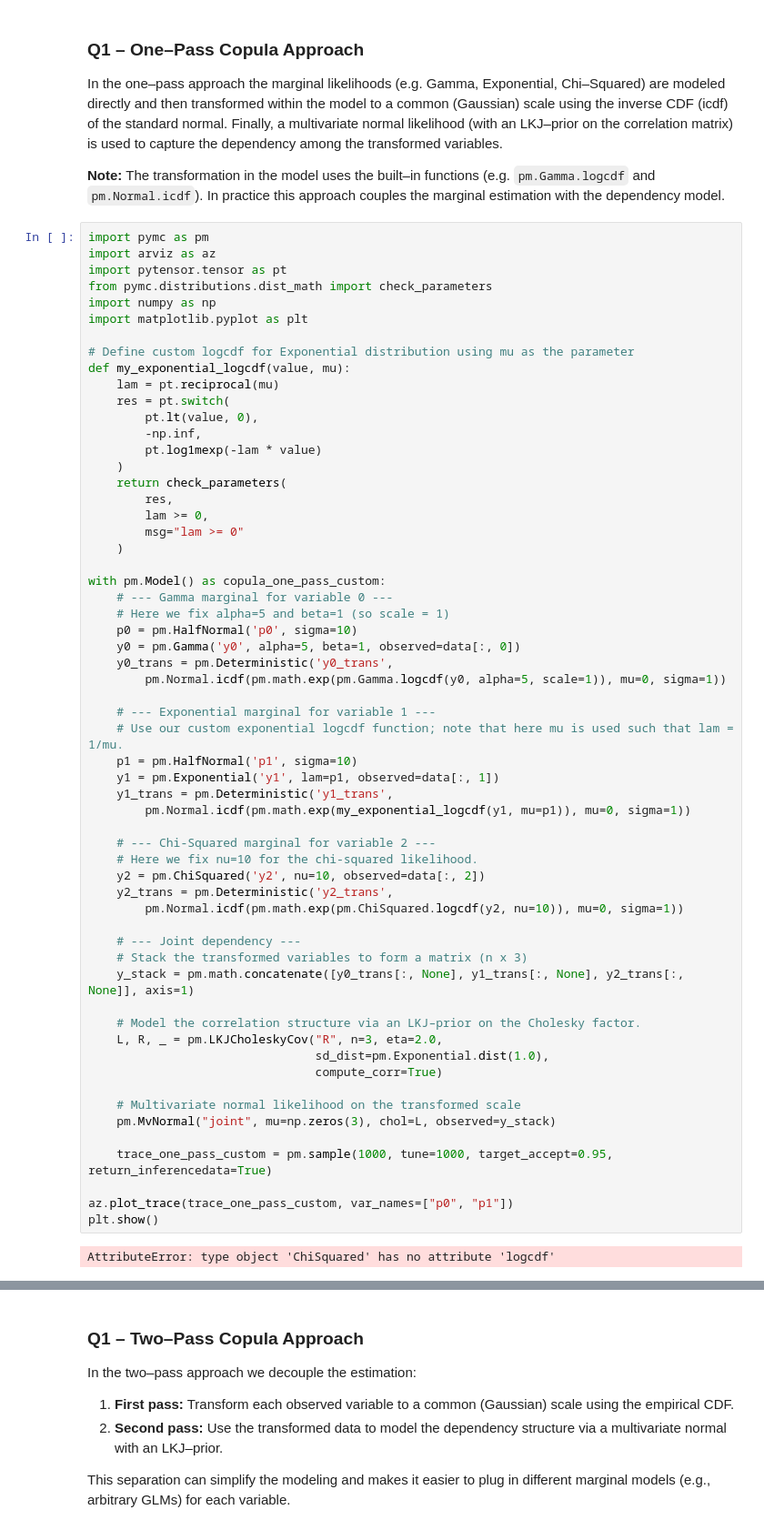
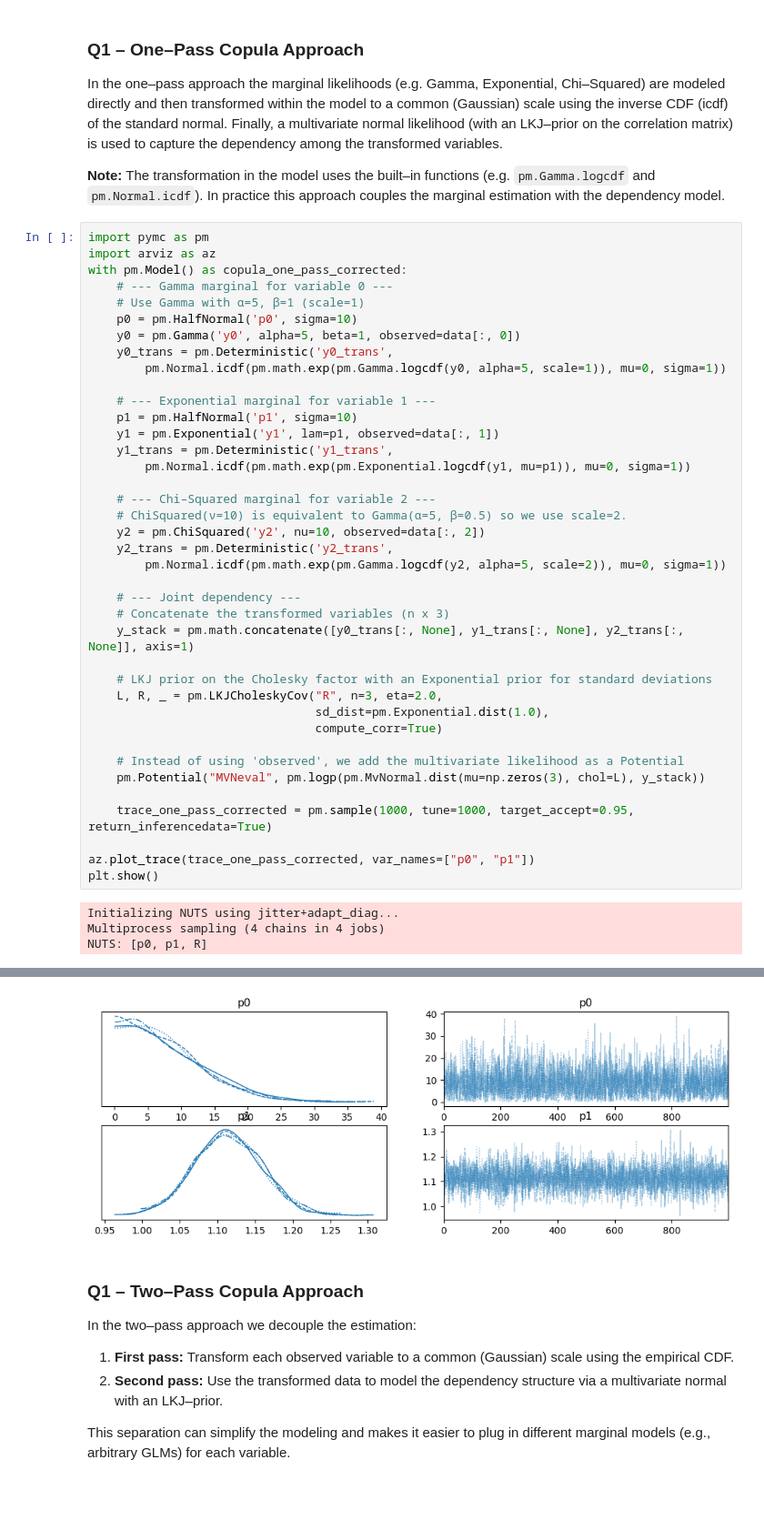
Before and after one commit to maltseasy/STA365, a Jupyter notebook: HW9.ipynb, the cells around one changed output, grey strips where cells are left out. Shown at 91% size. Drawn from its saved outputs; the diff is of its cells as text; blank space fills up the shorter version.

```diff
--- a/HW9.ipynb
+++ b/HW9.ipynb
@@ -60,61 +65,43 @@ In the one–pass approach the marginal likelihoods (e.g. Gamma, Exponential, Ch
 # %%
 import pymc as pm
 import arviz as az
-import pytensor.tensor as pt
-from pymc.distributions.dist_math import check_parameters
-import numpy as np
-import matplotlib.pyplot as plt
-
-# Define custom logcdf for Exponential distribution using mu as the parameter
-def my_exponential_logcdf(value, mu):
-    lam = pt.reciprocal(mu)
-    res = pt.switch(
-        pt.lt(value, 0),
-        -np.inf,
-        pt.log1mexp(-lam * value)
-    )
-    return check_parameters(
-        res,
-        lam >= 0,
-        msg="lam >= 0"
-    )
-
-with pm.Model() as copula_one_pass_custom:
+with pm.Model() as copula_one_pass_corrected:
     # --- Gamma marginal for variable 0 ---
-    # Here we fix alpha=5 and beta=1 (so scale = 1)
+    # Use Gamma with α=5, β=1 (scale=1)
     p0 = pm.HalfNormal('p0', sigma=10)
     y0 = pm.Gamma('y0', alpha=5, beta=1, observed=data[:, 0])
     y0_trans = pm.Deterministic('y0_trans',
         pm.Normal.icdf(pm.math.exp(pm.Gamma.logcdf(y0, alpha=5, scale=1)), mu=0, sigma=1))
 
     # --- Exponential marginal for variable 1 ---
-    # Use our custom exponential logcdf function; note that here mu is used such that lam = 1/mu.
     p1 = pm.HalfNormal('p1', sigma=10)
     y1 = pm.Exponential('y1', lam=p1, observed=data[:, 1])
     y1_trans = pm.Deterministic('y1_trans',
-        pm.Normal.icdf(pm.math.exp(my_exponential_logcdf(y1, mu=p1)), mu=0, sigma=1))
+        pm.Normal.icdf(pm.math.exp(pm.Exponential.logcdf(y1, mu=p1)), mu=0, sigma=1))
 
-    # --- Chi-Squared marginal for variable 2 ---
-    # Here we fix nu=10 for the chi-squared likelihood.
+    # --- Chi–Squared marginal for variable 2 ---
+    # ChiSquared(ν=10) is equivalent to Gamma(α=5, β=0.5) so we use scale=2.
     y2 = pm.ChiSquared('y2', nu=10, observed=data[:, 2])
     y2_trans = pm.Deterministic('y2_trans',
-        pm.Normal.icdf(pm.math.exp(pm.ChiSquared.logcdf(y2, nu=10)), mu=0, sigma=1))
+        pm.Normal.icdf(pm.math.exp(pm.Gamma.logcdf(y2, alpha=5, scale=2)), mu=0, sigma=1))
 
     # --- Joint dependency ---
-    # Stack the transformed variables to form a matrix (n x 3)
+    # Concatenate the transformed variables (n x 3)
     y_stack = pm.math.concatenate([y0_trans[:, None], y1_trans[:, None], y2_trans[:, None]], axis=1)
 
-    # Model the correlation structure via an LKJ–prior on the Cholesky factor.
+    # LKJ prior on the Cholesky factor with an Exponential prior for standard deviations
     L, R, _ = pm.LKJCholeskyCov("R", n=3, eta=2.0,
                                 sd_dist=pm.Exponential.dist(1.0),
                                 compute_corr=True)
 
-    # Multivariate normal likelihood on the transformed scale
-    pm.MvNormal("joint", mu=np.zeros(3), chol=L, observed=y_stack)
+    # Instead of using 'observed', we add the multivariate likelihood as a Potential
+    pm.Potential("MVNeval", pm.logp(pm.MvNormal.dist(mu=np.zeros(3), chol=L), y_stack))
 
-    trace_one_pass_custom = pm.sample(1000, tune=1000, target_accept=0.95, return_inferencedata=True)
+    trace_one_pass_corrected = pm.sample(1000, tune=1000, target_accept=0.95, return_inferencedata=True)
 
-az.plot_trace(trace_one_pass_custom, var_names=["p0", "p1"])
+az.plot_trace(trace_one_pass_corrected, var_names=["p0", "p1"])
 plt.show()
 # %% [output]
-AttributeError: type object 'ChiSquared' has no attribute 'logcdf'
+Initializing NUTS using jitter+adapt_diag...
+Multiprocess sampling (4 chains in 4 jobs)
+NUTS: [p0, p1, R]
@@ -121,3 +111,4 @@ AttributeError: type object 'ChiSquared' has no attribute 'logcdf'
+[figure, added]
 # %% [markdown]
 ### Q1 – Two–Pass Copula Approach
 
```
Also changed, not shown: parts of 9 cells of this notebook.
